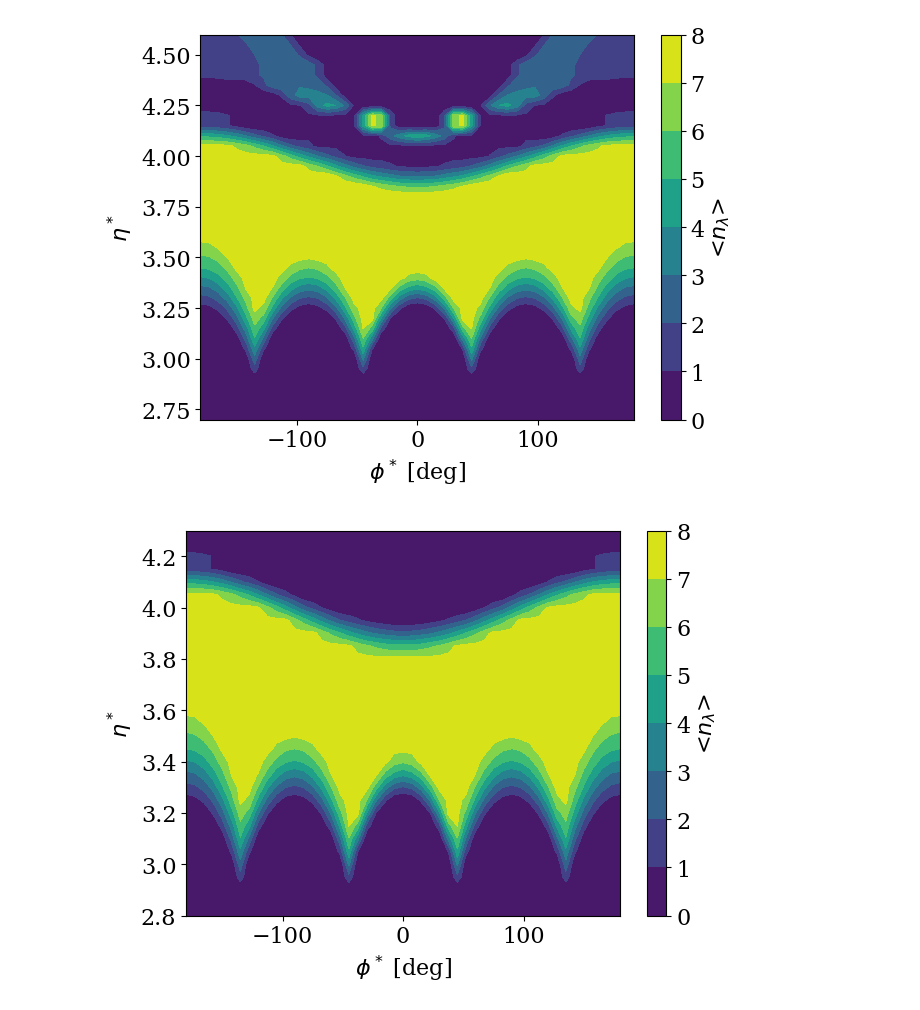
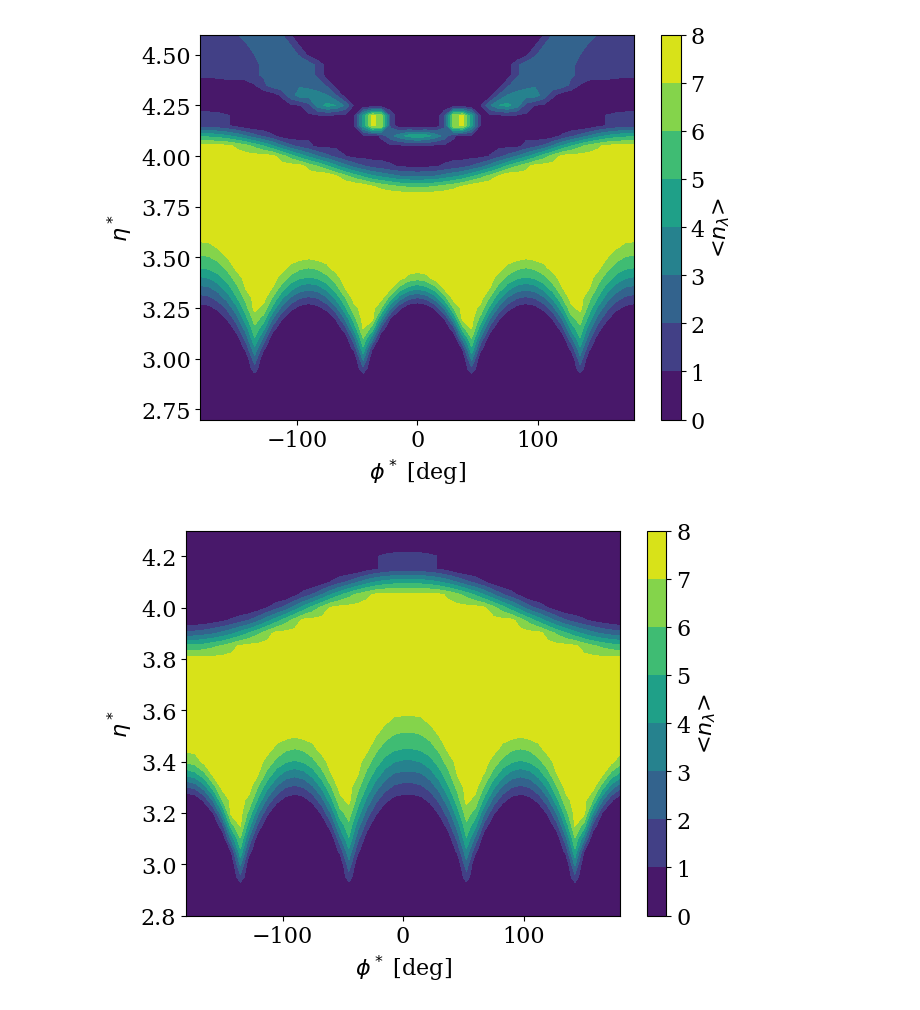
Before and after one commit to rymilton/eic_endcap_insert, a Jupyter notebook: analysis/InteractionLengths.ipynb, the cells around one changed output. Cells and saved outputs as stored; diff of their text form; code cells hidden in the pictures.

```diff
--- a/analysis/InteractionLengths.ipynb
+++ b/analysis/InteractionLengths.ipynb
@@ -184,31 +185,35 @@ nils[ 4.6 ] =  [0.00695169, 0.00695166, 0.00695157, 0.00695142, 0.00695122, 0.00
 nils[ 3.45 ] =  [5.00706, 5.16985, 5.54852, 6.23153, 7.23352, 7.33437, 7.33337, 7.33222, 7.33095, 7.32958, 6.75526, 6.17585, 6.00236, 6.18474, 6.77302, 7.32067, 7.31931, 7.31804, 7.3169, 7.3159, 7.31506, 7.31439, 7.3139, 7.3136, 7.3135, 7.3136, 7.3139, 7.31439, 7.31506, 7.3159, 7.3169, 7.31804, 7.31931, 7.32067, 6.77302, 6.18474, 6.00236, 6.17585, 6.75526, 7.32958, 7.33095, 7.33222, 7.33337, 7.33437, 7.23352, 6.23153, 5.54852, 5.16985, 5.00706]
 nils[ 3.1 ] =  [0.00699083, 0.00699069, 0.00699029, 0.00698962, 0.372052, 2.28711, 4.9253, 2.68114, 0.156734, 0.00698108, 0.00697912, 0.0069771, 0.00697504, 0.00697299, 0.00697097, 0.00696902, 0.182576, 2.72748, 5.94158, 3.3234, 0.00696143, 0.00696053, 0.00695987, 0.00695947, 0.00695933, 0.00695947, 0.00695987, 0.00696053, 0.00696143, 3.3234, 5.94158, 2.72748, 0.182576, 0.00696902, 0.00697097, 0.00697299, 0.00697504, 0.0069771, 0.00697912, 0.00698108, 0.156734, 2.68114, 4.9253, 2.28711, 0.372052, 0.00698962, 0.00699029, 0.00699069, 0.00699083]
 nils[ 3.3 ] =  [1.60662, 1.80076, 2.37644, 3.38878, 4.86435, 6.26929, 7.33988, 7.33854, 5.84429, 4.1887, 2.80998, 2.03462, 1.78966, 2.0365, 2.84608, 4.23068, 5.87763, 7.32206, 7.32073, 7.31957, 7.31859, 5.48999, 3.50606, 2.28999, 1.89038, 2.28999, 3.50606, 5.48999, 7.31859, 7.31957, 7.32073, 7.32206, 5.87763, 4.23068, 2.84608, 2.0365, 1.78966, 2.03462, 2.80998, 4.1887, 5.84429, 7.33854, 7.33988, 6.26929, 4.86435, 3.38878, 2.37644, 1.80076, 1.60662]
 nils[ 4.1 ] =  [4.62902, 4.55741, 4.34571, 3.99757, 3.51637, 2.90774, 2.19782, 1.64422, 1.02458, 0.337741, 0.0069521, 0.00695136, 0.00695061, 0.00694986, 0.00694912, 0.0069484, 0.00694773, 0.0069471, 0.00694654, 0.00694604, 0.00694562, 0.00694529, 0.00694505, 0.0069449, 0.00694485, 0.0069449, 0.00694505, 0.00694529, 0.00694562, 0.00694604, 0.00694654, 0.0069471, 0.00694773, 0.0069484, 0.00694912, 0.00694986, 0.00695061, 0.00695136, 0.0069521, 0.337741, 1.02458, 1.64422, 2.19782, 2.90774, 3.51637, 3.99757, 4.34571, 4.55741, 4.62902]
 nils[ 3.9 ] =  [7.32379, 7.32372, 7.32353, 7.32322, 7.32279, 7.32225, 7.32161, 7.32088, 7.32007, 7.3192, 7.31829, 7.31734, 7.31637, 7.3154, 7.31445, 6.61401, 5.83037, 5.08761, 4.40355, 3.77444, 3.26115, 2.85948, 2.57662, 2.38051, 2.26977, 2.38051, 2.57662, 2.85948, 3.26115, 3.77444, 4.40355, 5.08761, 5.83037, 6.61401, 7.31445, 7.3154, 7.31637, 7.31734, 7.31829, 7.3192, 7.32007, 7.32088, 7.32161, 7.32225, 7.32279, 7.32322, 7.32353, 7.32372, 7.32379]
 nils[ 3.2 ] =  [0.00698418, 0.00698405, 0.179651, 1.16556, 2.55416, 4.58095, 6.49303, 5.57998, 3.05781, 1.17139, 0.0069736, 0.00697177, 0.00696991, 0.00696806, 0.00696623, 1.18899, 3.11534, 5.61787, 7.32413, 7.31892, 3.90689, 1.00766, 0.00695619, 0.00695583, 0.00695571, 0.00695583, 0.00695619, 1.00766, 3.90689, 7.31892, 7.32413, 5.61787, 3.11534, 1.18899, 0.00696623, 0.00696806, 0.00696991, 0.00697177, 0.0069736, 1.17139, 3.05781, 5.57998, 6.49303, 4.58095, 2.55416, 1.16556, 0.179651, 0.00698405, 0.00698418]
 nils[ 2.8 ] =  [0.00701979, 0.0070196, 0.00701905, 0.00701815, 0.00701691, 0.00701535, 0.0070135, 0.00701139, 0.00700906, 0.00700654, 0.00700389, 0.00700115, 0.00699836, 0.00699557, 0.00699283, 0.00699019, 0.00698769, 0.00698538, 0.00698329, 0.00698145, 0.00697991, 0.00697868, 0.00697779, 0.00697724, 0.00697706, 0.00697724, 0.00697779, 0.00697868, 0.00697991, 0.00698145, 0.00698329, 0.00698538, 0.00698769, 0.00699019, 0.00699283, 0.00699557, 0.00699836, 0.00700115, 0.00700389, 0.00700654, 0.00700906, 0.00701139, 0.0070135, 0.00701535, 0.00701691, 0.00701815, 0.00701905, 0.0070196, 0.00701979]
 nils[ 2.75 ] =  [0.00702636, 0.00702617, 0.00702559, 0.00702464, 0.00702333, 0.00702169, 0.00701974, 0.00701752, 0.00701506, 0.00701242, 0.00700963, 0.00700674, 0.0070038, 0.00700087, 0.00699799, 0.00699521, 0.00699258, 0.00699014, 0.00698794, 0.00698601, 0.00698439, 0.00698309, 0.00698215, 0.00698158, 0.00698139, 0.00698158, 0.00698215, 0.00698309, 0.00698439, 0.00698601, 0.00698794, 0.00699014, 0.00699258, 0.00699521, 0.00699799, 0.00700087, 0.0070038, 0.00700674, 0.00700963, 0.00701242, 0.00701506, 0.00701752, 0.00701974, 0.00702169, 0.00702333, 0.00702464, 0.00702559, 0.00702617, 0.00702636]
 nils[ 3.05 ] =  [0.00699463, 0.00699448, 0.00699406, 0.00699336, 0.0069924, 1.19097, 3.74415, 1.19015, 0.00698631, 0.00698437, 0.00698231, 0.00698019, 0.00697802, 0.00697586, 0.00697374, 0.00697169, 0.00696975, 1.26479, 4.7655, 1.05017, 0.00696371, 0.00696275, 0.00696206, 0.00696164, 0.0069615, 0.00696164, 0.00696206, 0.00696275, 0.00696371, 1.05017, 4.7655, 1.26479, 0.00696975, 0.00697169, 0.00697374, 0.00697586, 0.00697802, 0.00698019, 0.00698231, 0.00698437, 0.00698631, 1.19015, 3.74415, 1.19097, 0.0069924, 0.00699336, 0.00699406, 0.00699448, 0.00699463]
 nils[ 4.45 ] =  [0.00695275, 0.00695271, 0.00695261, 0.00695244, 0.0069522, 0.00695191, 0.00695156, 0.00695116, 0.00695072, 0.00695024, 0.00694974, 0.00694922, 0.00694869, 0.00694816, 0.00694764, 0.00694713, 0.00694666, 0.00694622, 0.00694582, 0.00694547, 0.00694517, 0.00694494, 0.00694477, 0.00694466, 0.00694463, 0.00694466, 0.00694477, 0.00694494, 0.00694517, 0.00694547, 0.00694582, 0.00694622, 0.00694666, 0.00694713, 0.00694764, 0.00694816, 0.00694869, 0.00694922, 0.00694974, 0.00695024, 0.00695072, 0.00695116, 0.00695156, 0.00695191, 0.0069522, 0.00695244, 0.00695261, 0.00695271, 0.00695275]
 nils[ 3.75 ] =  [7.32709, 7.32701, 7.32679, 7.32643, 7.32593, 7.32531, 7.32456, 7.32371, 7.32277, 7.32176, 7.3207, 7.31959, 7.31847, 7.31734, 7.31624, 7.31517, 7.31416, 7.31323, 7.31238, 7.31164, 7.31102, 7.31052, 7.31016, 7.30994, 7.30986, 7.30994, 7.31016, 7.31052, 7.31102, 7.31164, 7.31238, 7.31323, 7.31416, 7.31517, 7.31624, 7.31734, 7.31847, 7.31959, 7.3207, 7.32176, 7.32277, 7.32371, 7.32456, 7.32531, 7.32593, 7.32643, 7.32679, 7.32701, 7.32709]
 nils[ 4.15 ] =  [1.38837, 1.33797, 1.1864, 0.931408, 0.579131, 0.129942, 0.00695412, 0.00695358, 0.00695299, 0.00695234, 0.00695166, 0.00695096, 0.00695025, 0.00694953, 0.00694883, 0.00694815, 0.00694751, 0.00694691, 0.00694637, 0.0069459, 0.0069455, 0.00694519, 0.00694496, 0.00694482, 0.00694477, 0.00694482, 0.00694496, 0.00694519, 0.0069455, 0.0069459, 0.00694637, 0.00694691, 0.00694751, 0.00694815, 0.00694883, 0.00694953, 0.00695025, 0.00695096, 0.00695166, 0.00695234, 0.00695299, 0.00695358, 0.00695412, 0.129942, 0.579131, 0.931408, 1.1864, 1.33797, 1.38837]
 nils[ 2.9 ] =  [0.00700833, 0.00700816, 0.00700767, 0.00700685, 0.00700573, 0.00700432, 0.16983, 0.00700075, 0.00699864, 0.00699637, 0.00699398, 0.0069915, 0.00698898, 0.00698647, 0.00698399, 0.00698161, 0.00697935, 0.00697726, 0.00697537, 0.00697371, 0.00697232, 0.00697121, 0.0069704, 0.00696991, 0.00696975, 0.00696991, 0.0069704, 0.00697121, 0.00697232, 0.00697371, 0.00697537, 0.00697726, 0.00697935, 0.00698161, 0.00698399, 0.00698647, 0.00698898, 0.0069915, 0.00699398, 0.00699637, 0.00699864, 0.00700075, 0.16983, 0.00700432, 0.00700573, 0.00700685, 0.00700767, 0.00700816, 0.00700833]
 nils[ 2.95 ] =  [0.00700334, 0.00700318, 0.00700271, 0.00700194, 0.00700087, 0.00699953, 1.52588, 0.00699614, 0.00699414, 0.00699198, 0.00698971, 0.00698735, 0.00698496, 0.00698256, 0.00698021, 0.00697795, 0.0069758, 0.00697381, 1.69706, 0.00697044, 0.00696912, 0.00696806, 0.00696729, 0.00696683, 0.00696667, 0.00696683, 0.00696729, 0.00696806, 0.00696912, 0.00697044, 1.69706, 0.00697381, 0.0069758, 0.00697795, 0.00698021, 0.00698256, 0.00698496, 0.00698735, 0.00698971, 0.00699198, 0.00699414, 0.00699614, 1.52588, 0.00699953, 0.00700087, 0.00700194, 0.00700271, 0.00700318, 0.00700334]
 nils[ 2.85 ] =  [0.00701379, 0.00701362, 0.0070131, 0.00701224, 0.00701106, 0.00700958, 0.00700782, 0.00700581, 0.0070036, 0.00700121, 0.00699869, 0.00699609, 0.00699343, 0.00699079, 0.00698819, 0.00698568, 0.0069833, 0.0069811, 0.00697911, 0.00697737, 0.0069759, 0.00697473, 0.00697388, 0.00697337, 0.0069732, 0.00697337, 0.00697388, 0.00697473, 0.0069759, 0.00697737, 0.00697911, 0.0069811, 0.0069833, 0.00698568, 0.00698819, 0.00699079, 0.00699343, 0.00699609, 0.00699869, 0.00700121, 0.0070036, 0.00700581, 0.00700782, 0.00700958, 0.00701106, 0.00701224, 0.0070131, 0.00701362, 0.00701379]
 nils[ 3.7 ] =  [7.32838, 7.32831, 7.32807, 7.32769, 7.32717, 7.32651, 7.32573, 7.32483, 7.32385, 7.32278, 7.32166, 7.3205, 7.31932, 7.31814, 7.31697, 7.31585, 7.31479, 7.31381, 7.31292, 7.31214, 7.31148, 7.31096, 7.31058, 7.31035, 7.31027, 7.31035, 7.31058, 7.31096, 7.31148, 7.31214, 7.31292, 7.31381, 7.31479, 7.31585, 7.31697, 7.31814, 7.31932, 7.3205, 7.32166, 7.32278, 7.32385, 7.32483, 7.32573, 7.32651, 7.32717, 7.32769, 7.32807, 7.32831, 7.32838]
 nils[ 4.35 ] =  [0.0069536, 0.00695356, 0.00695344, 0.00695325, 0.00695299, 0.00695267, 0.00695228, 0.00695184, 0.00695135, 0.00695082, 0.00695027, 0.00694969, 0.00694911, 0.00694852, 0.00694795, 0.00694739, 0.00694686, 0.00694638, 0.00694594, 0.00694555, 0.00694522, 0.00694496, 0.00694478, 0.00694466, 0.00694462, 0.00694466, 0.00694478, 0.00694496, 0.00694522, 0.00694555, 0.00694594, 0.00694638, 0.00694686, 0.00694739, 0.00694795, 0.00694852, 0.00694911, 0.00694969, 0.00695027, 0.00695082, 0.00695135, 0.00695184, 0.00695228, 0.00695267, 0.00695299, 0.00695325, 0.00695344, 0.00695356, 0.0069536]
 nils[ 4.5 ] =  [0.00695237, 0.00695234, 0.00695224, 0.00695208, 0.00695185, 0.00695157, 0.00695124, 0.00695086, 0.00695044, 0.00694998, 0.00694951, 0.00694901, 0.00694851, 0.006948, 0.00694751, 0.00694703, 0.00694658, 0.00694616, 0.00694578, 0.00694544, 0.00694516, 0.00694494, 0.00694478, 0.00694468, 0.00694465, 0.00694468, 0.00694478, 0.00694494, 0.00694516, 0.00694544, 0.00694578, 0.00694616, 0.00694658, 0.00694703, 0.00694751, 0.006948, 0.00694851, 0.00694901, 0.00694951, 0.00694998, 0.00695044, 0.00695086, 0.00695124, 0.00695157, 0.00695185, 0.00695208, 0.00695224, 0.00695234, 0.00695237]
 
+#rotate by 180 degrees
+for key in nils.keys():
+    nils[key] = nils[key][len(nils[key])//2:]+nils[key][:len(nils[key])//2]
+
 x=np.linspace(-np.pi, np.pi, 49)*180/np.pi
 y=np.linspace(2.7, 4.6, int((4.6-2.7)/.05+2))
 z= [nils[int(i*20)/20] for i in y]
 contour = plt.contourf(x,y,z)
 cb = plt.colorbar(contour)
 cb.set_label("<$n_\\lambda$>")
 
 fig.savefig("nuclear_interaction_lengths_phistar.pdf")
 fig.savefig("nuclear_interaction_lengths_phistar.pdf")
 plt.show()
 # %% [output]
-[figure, old version]
+[figure, new version]
```
Also changed, not shown: parts of 1 cell of this notebook, 1 other file.
